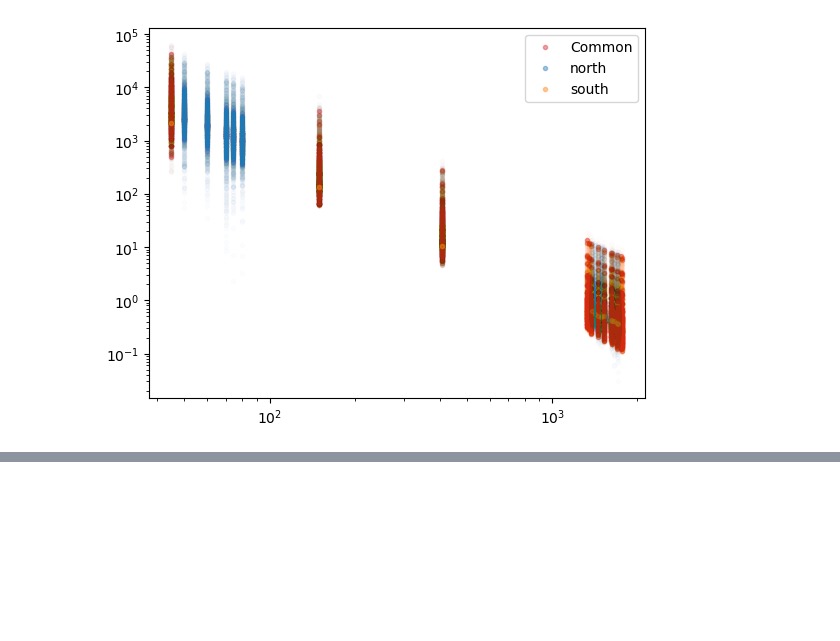
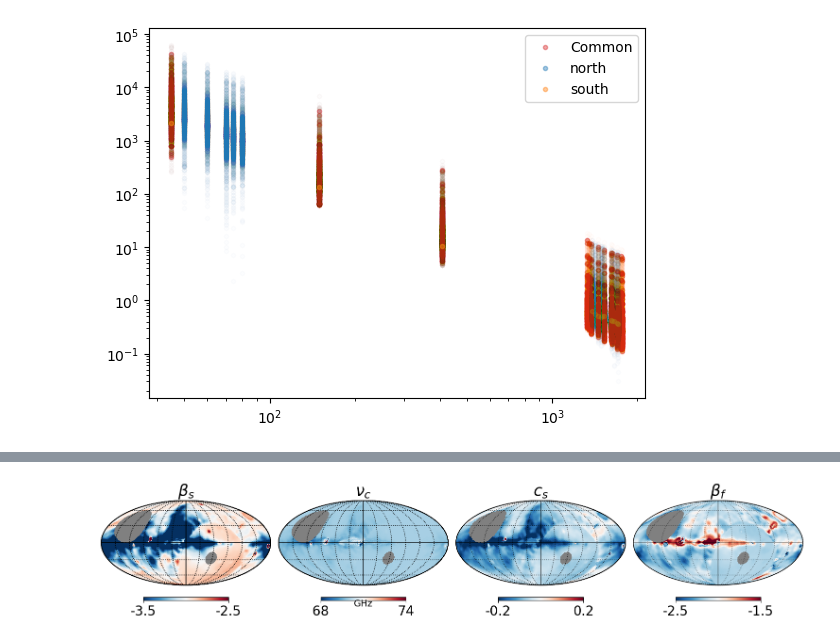
Before and after one commit to giuspugl/fitting_synchrotron, a Jupyter notebook: fgb_runs_coarse.ipynb, the cells around one changed output, grey strips where cells are left out. Cells and saved outputs as stored; diff of their text form; code cells hidden in the pictures; blank space fills up the shorter version.

```diff
--- a/fgb_runs_coarse.ipynb
+++ b/fgb_runs_coarse.ipynb
@@ -504,3 +573,67 @@ hp.graticule()
 # %%
 np.savez(f'../outputs/fgbuster_filled_maps_nside{nside}_coarse.npz',
                   **{n: a for n, a in zip(combined_dic.keys(), combined_dic.values())})
+# %%
+nside=64
+common_apo =hp.read_map('../common_south_north_apo.fits' )
+valid_north = hp.read_map(f"../valid_north_apo.fits" )
+valid_south = hp.read_map(f"../valid_south_apo.fits" )
+combined_dic ={}
+
+kk=0
+pl.figure(figsize=(15,5)    )
+import matplotlib
+matplotlib.rcParams.update({'font.size': 20})
+for comp, comps  in zip(["Synchrotron", "FreeFree"], components):
+    for p in comps.params:
+        units=None
+        if comp =="Synchrotron" and p=="running":
+            label = r'$c_s$'
+            min=-0.2
+            max=0.2
+        elif comp =="Synchrotron" and p=="beta_pl":
+            label = r'$\beta_s$'
+
+            min=-3.5
+            max=-2.5
+
+        elif comp =="FreeFree" and p=="beta_pl":
+            label = r'$\beta_f$'
+
+            min=-2.5
+            max=-1.5
+        else:
+            label = r'$\nu_c$'
+            units='GHz'
+            min=68
+            max=74
+        resnorth = np.load(f'../outputs/fgbuster_params_north_nside{nside}.npz' )[f"{comp}.{p}"]
+        ressouth = np.load(f'../outputs/fgbuster_params_south_nside{nside}.npz' )[f"{comp}.{p}"]
+        nan_north = resnorth == hp.UNSEEN
+        nan_south = ressouth == hp.UNSEEN
+
+        ressouth [nan_south]= 0.
+        resnorth [nan_north]= 0.
+        valid_south=1- valid_north
+
+        common_apo = np.ma.masked_outside (valid_north ,1e-14, .99999 ).mask
+        disc = hp.query_disc(nside, vec= hp.ang2vec (theta=np.pi/3   ,phi=2./3*np.pi +.04*np.pi   ) , radius =np.radians(30)  , )
+
+        apo_pixs = (1-nan_north )*common_apo
+        weigths =np.ones (ressouth.shape )#+  (common_apo)
+        combined =   (ressouth *valid_south   + resnorth *valid_north  ) / ( weigths    )
+        combined[disc ]= 0. #( ressouth[apo_pixs ] + resnorth[apo_pixs ] )
+
+
+        holes = np.where(combined == 0.  ) [0]
+
+        combined[holes]= np.nan
+        hp.mollview(combined  ,sub=141+kk ,title=label,  notext=False , unit=units, min=min, max=max, cmap='RdBu_r' )
+        hp.graticule(alpha=.5)
+        kk+=1
+
+pl.tight_layout()
+pl.savefig('fgb_coarse.pdf')
+pl.show()
+# %% [output]
+[figure, added]
```
Also changed, not shown: parts of 14 cells of this notebook, 5 other files.
